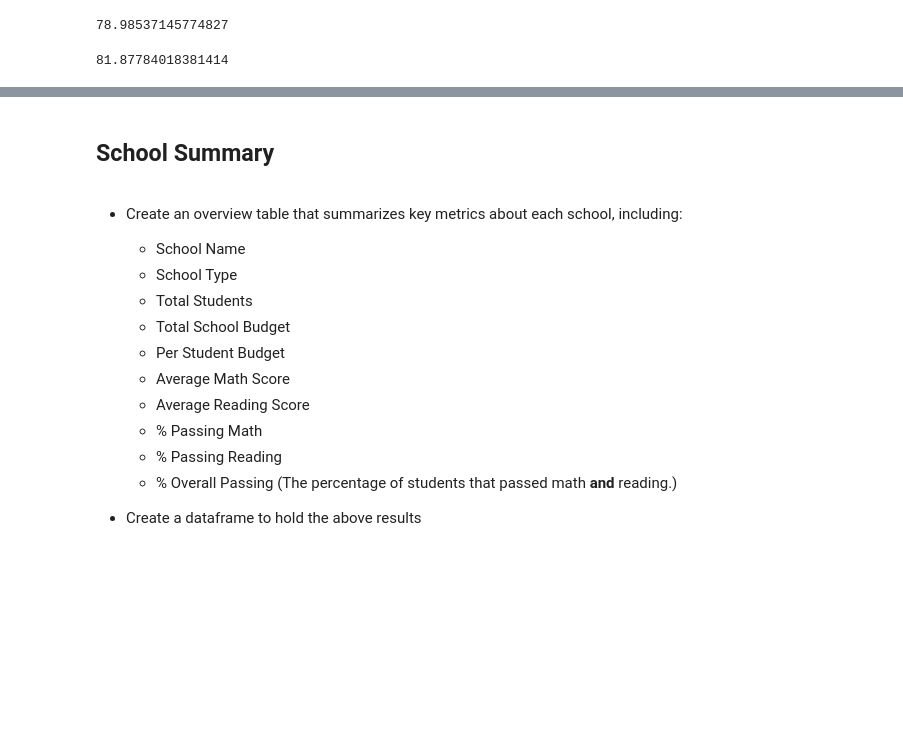
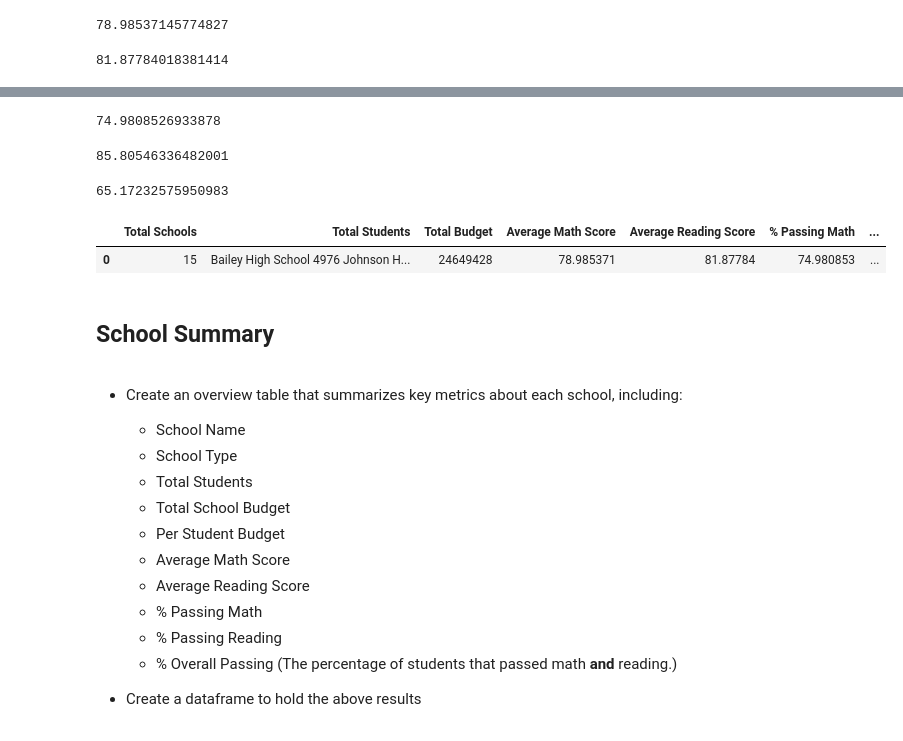
Before and after one commit to Ahmedabdullahi1/Pandas-Challenge, a Jupyter notebook: PyCitySchools.ipynb, the cells around one changed output, grey strips where cells are left out. Drawn from its saved outputs; the diff is of its cells as text; code cells hidden in the pictures; blank space fills up the shorter version.

```diff
--- a/PyCitySchools.ipynb
+++ b/PyCitySchools.ipynb
@@ -67,7 +67,7 @@ avg_maths
 # %% [output]
 78.98537145774827
 # %%
-avg_reading=school_data_complete["reading_score"].mean()
+avg_reading=school_data_complete_df["reading_score"].mean()
 avg_reading
 # %% [output]
 81.87784018381414
@@ -78,3 +74,40 @@ avg_reading
+# %%
+#Calculate the percentage of students with a passing math score (70 or greater)
+maths_greater = 100*(len(school_data_complete_df[school_data_complete_df["math_score"] >= 70])/total_students)
+maths_greater
+# %% [output]
+74.9808526933878
+# %%
+#Calculate the percentage of students with a passing reading score (70 or greater)
+reading_greater = 100*(len(school_data_complete_df[school_data_complete_df["reading_score"] >= 70])/total_students)
+reading_greater
+# %% [output]
+85.80546336482001
+# %%
+#Calculate the percentage of students who passed math and reading (70% Overall Passing)
+
+overall_passing_maths_reading =100*len(school_data_complete_df[(school_data_complete_df["reading_score"] >= 70) & (school_data_complete_df["math_score"] >= 70)])/total_students
+overall_passing_maths_reading
+# %% [output]
+65.17232575950983
+# %%
+store = pd.DataFrame({
+    "Total Schools":[total_school],
+    "Total Students":[total_students],
+    "Total Budget":[total_budget],
+    "Average Math Score":[avg_maths],
+    "Average Reading Score":[avg_reading],
+    "% Passing Math":[maths_greater],
+    "% Passing Reading":[reading_greater],
+    "% Overall Passing":[overall_passing_maths_reading],
+
+
+})
+
+store
+# %% [output]
+|  | Total Schools | Total Students | Total Budget | Average Math Score | Average Reading Score | % Passing Math | ... |
+| 0 | 15 | Bailey High School 4976 Johnson H... | 24649428 | 78.985371 | 81.87784 | 74.980853 | ... |
 # %% [markdown]
 ## School Summary
 # %% [markdown]
```
Also changed, not shown: parts of 26 cells of this notebook, 2 other files.
